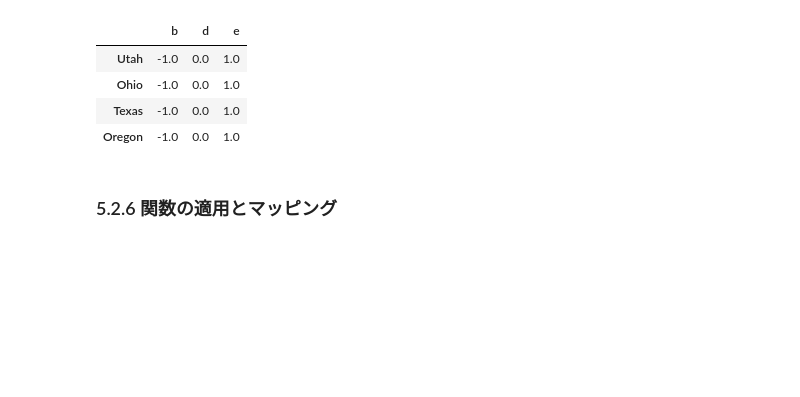
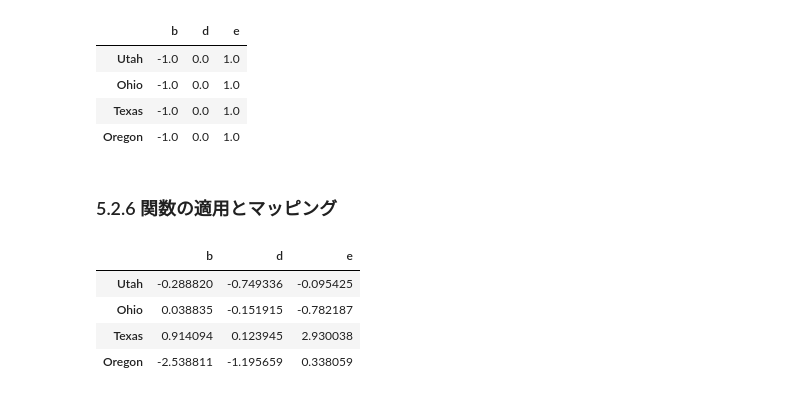
Before and after one commit to makotos-nlproc/py4da-shakyo, a Jupyter notebook: chap5.ipynb, the cells around one changed output. Cells and saved outputs as stored; diff of their text form; code cells hidden in the pictures; blank space fills up the shorter version.

```diff
--- a/chap5.ipynb
+++ b/chap5.ipynb
@@ -974,3 +974,13 @@ frame.sub(series3, axis='index')
 | Oregon | -1.0 | 0.0 | 1.0 |
 # %% [markdown]
 ### 5.2.6 関数の適用とマッピング
+# %%
+frame = pd.DataFrame(np.random.randn(4, 3), columns=list('bde'),
+                     index=['Utah', 'Ohio', 'Texas', 'Oregon'])
+frame
+# %% [output]
+|  | b | d | e |
+| Utah | -0.288820 | -0.749336 | -0.095425 |
+| Ohio | 0.038835 | -0.151915 | -0.782187 |
+| Texas | 0.914094 | 0.123945 | 2.930038 |
+| Oregon | -2.538811 | -1.195659 | 0.338059 |
```
Also changed, not shown: parts of 7 cells of this notebook.
